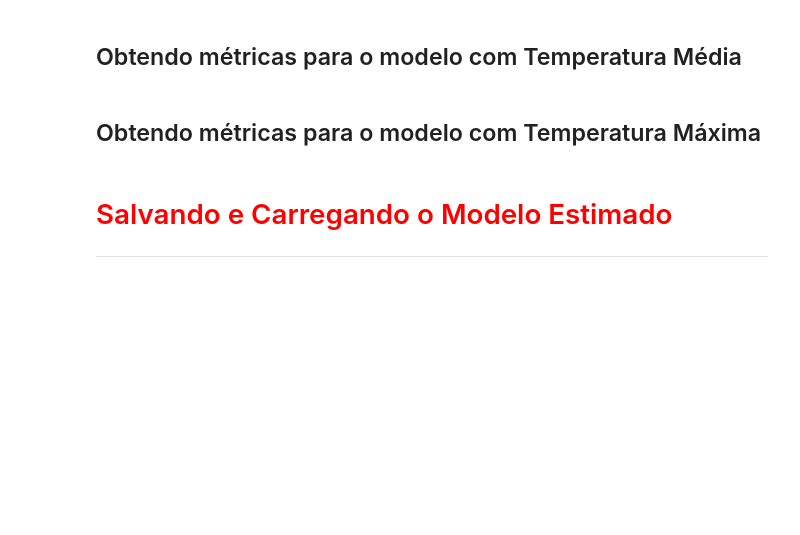
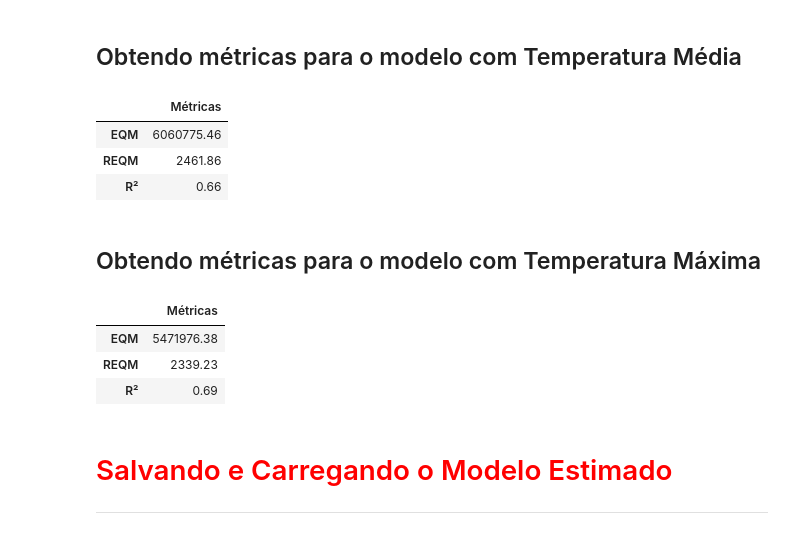
Before and after one commit to smcco94/DataAnalytics, a Jupyter notebook: Formação_Data_Sciency/Modulo_2/Regressao_Linear/Projeto/Regressão Linear.ipynb, the cells around one changed output. Drawn from its saved outputs; the diff is of its cells as text; code cells hidden in the pictures; blank space fills up the shorter version.

Commit message:
Aula salvando modelo

```diff
--- a/Formação_Data_Sciency/Modulo_2/Regressao_Linear/Projeto/Regressão Linear.ipynb
+++ b/Formação_Data_Sciency/Modulo_2/Regressao_Linear/Projeto/Regressão Linear.ipynb
@@ -637,6 +626,12 @@ https://gist.github.com/mwaskom/de44147ed2974457ad6372750bbe5751
 # %% [markdown]
 ## Criando os datasets de treino e de teste
+# %%
+X2_train, X2_test, y2_train, y2_test = train_test_split(X2, y, test_size=0.3, random_state=2811)
 # %% [markdown]
 ## Instanciando a classe *LinearRegression()*
+# %%
+modelo_2 = LinearRegression()
 # %% [markdown]
 ## Utilizando o método *fit()* do objeto "modelo_2" para estimar nosso modelo linear utilizando os dados de TREINO (y2_train e X2_train)
+# %%
+modelo_2.fit(X2_train, y2_train)
@@ -645,4 +654,7 @@ https://gist.github.com/mwaskom/de44147ed2974457ad6372750bbe5751
 # %% [markdown]
 ## Gerando previsões para os dados de TESTE (X_test e X2_test) utilizando o método *predict()* dos objetos "modelo" e "modelo_2"
+# %%
+y_previsto = modelo.predict(X_test)
+y_previsto_2 = modelo_2.predict(X2_test)
 # %% [markdown]
 ## Obtendo o coeficiente de determinação (R²) para as previsões dos dois modelos
@@ -670,8 +694,30 @@ Raíz quadrada da média dos quadrados dos erros. Ajustes melhores apresentam $\
 $$\sqrt{EQM(y, \hat{y})} = \sqrt{\frac 1n\sum_{i=0}^{n-1}(y_i-\hat{y}_i)^2}$$
 # %% [markdown]
 ## Obtendo métricas para o modelo com Temperatura Média
+# %%
+EQM_2 = metrics.mean_squared_error(y2_test, y_previsto_2).round(2)
+REQM_2 = np.sqrt(EQM_2).round(2)
+R2_2 = metrics.r2_score(y2_test, y_previsto_2).round(2)
+
+pd.DataFrame([EQM_2, REQM_2, R2_2], ['EQM', 'REQM', 'R²'], columns=['Métricas'])
+# %% [output]
+|  | Métricas |
+| EQM | 6060775.46 |
+| REQM | 2461.86 |
+| R² | 0.66 |
 # %% [markdown]
 ## Obtendo métricas para o modelo com Temperatura Máxima
+# %%
+EQM = metrics.mean_squared_error(y_test, y_previsto).round(2)
+REQM = np.sqrt(EQM).round(2)
+R2 = metrics.r2_score(y_test, y_previsto).round(2)
+
+pd.DataFrame([EQM, REQM, R2], ['EQM', 'REQM', 'R²'], columns=['Métricas'])
+# %% [output]
+|  | Métricas |
+| EQM | 5471976.38 |
+| REQM | 2339.23 |
+| R² | 0.69 |
 # %% [markdown]
 # <font color='red' style='font-size: 30px;'>Salvando e Carregando o Modelo Estimado</font>
 <hr style='border: 2px solid red;'>
```
Also changed, not shown: parts of 12 cells of this notebook, 2 other files.
